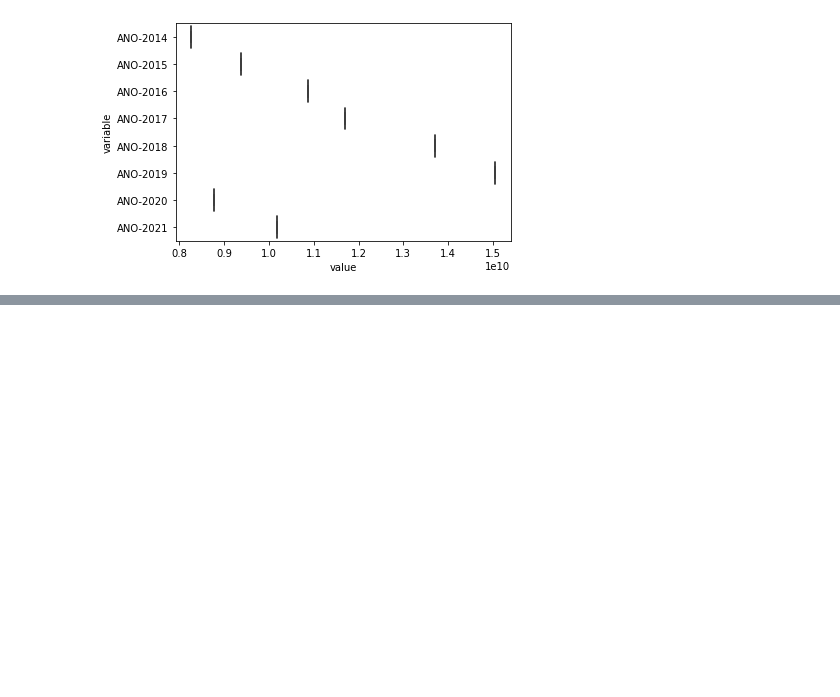
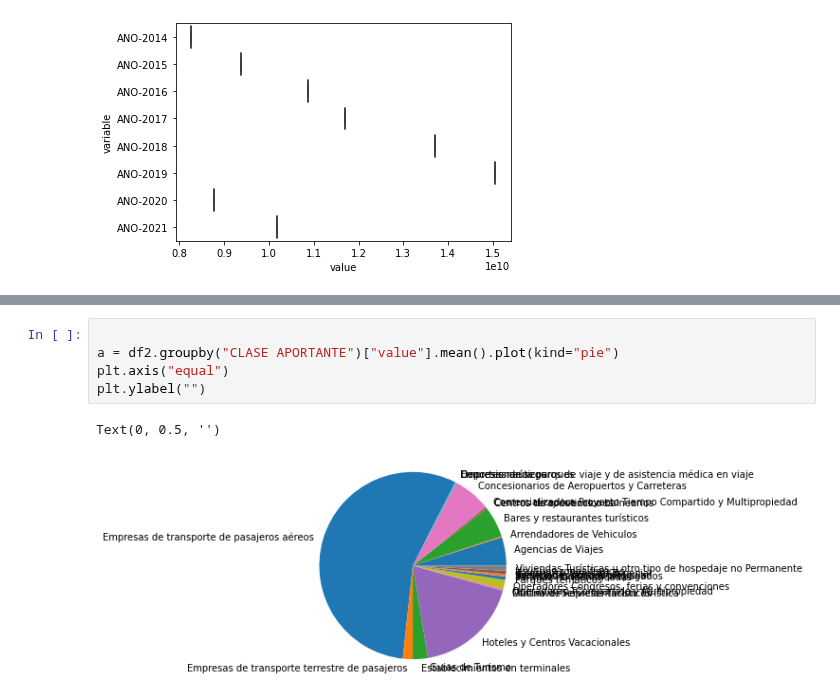
Before and after one commit to onavarrete04/Introduccion-Ciencia-Datos, a Jupyter notebook: 23. PROYECTO TURISMO - 1.ipynb, the cells around one changed output, grey strips where cells are left out. Drawn from its saved outputs; the diff is of its cells as text; blank space fills up the shorter version.

```diff
--- a/23. PROYECTO TURISMO - 1.ipynb
+++ b/23. PROYECTO TURISMO - 1.ipynb
@@ -309,0 +342,8 @@ sns.boxplot(x=a["value"], y=a["variable"])
+# %%
+
+a = df2.groupby("CLASE APORTANTE")["value"].mean().plot(kind="pie")
+plt.axis("equal")
+plt.ylabel("")
+# %% [output]
+Text(0, 0.5, '')
+[figure, added]
```
Also changed, not shown: parts of 8 cells of this notebook.
